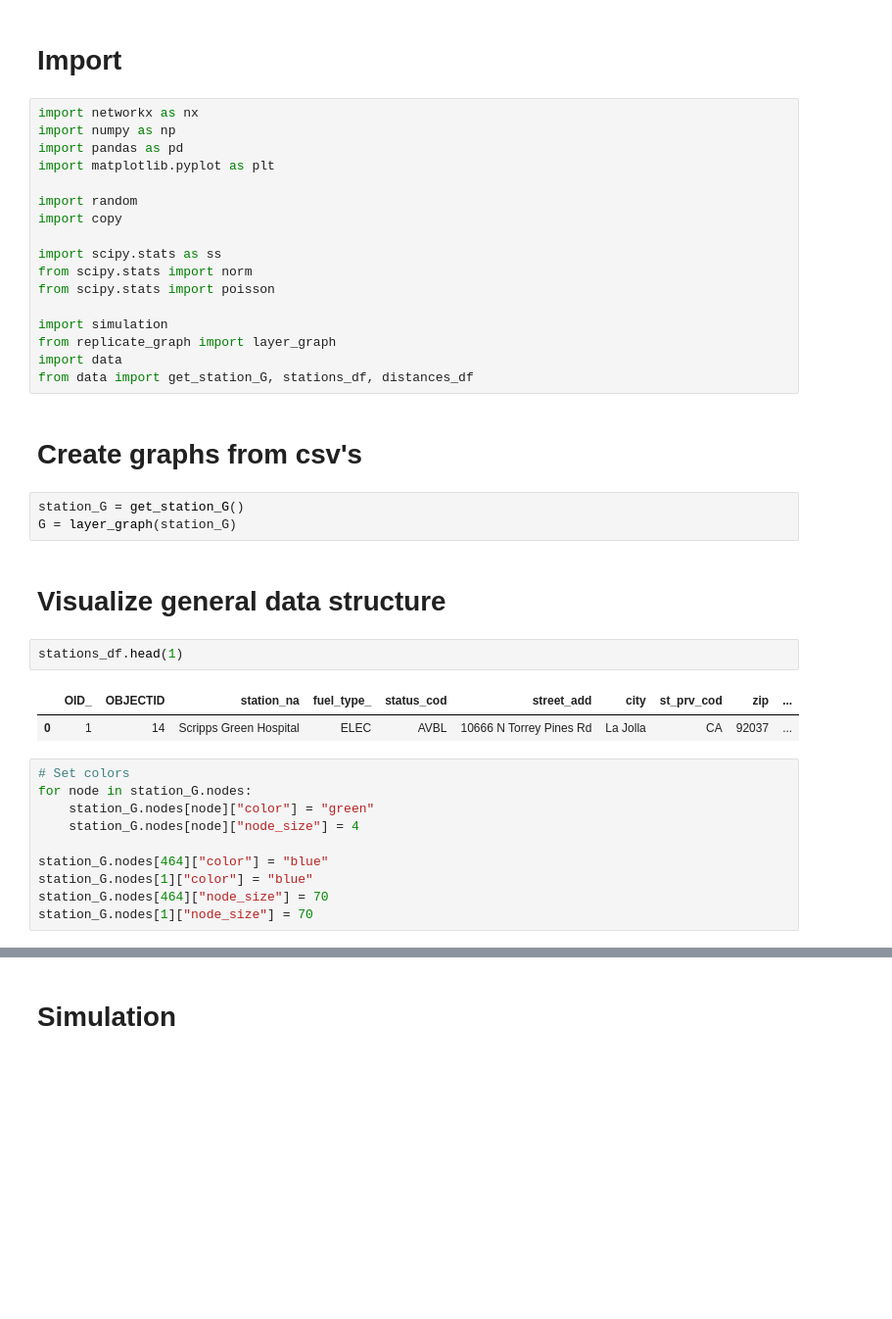
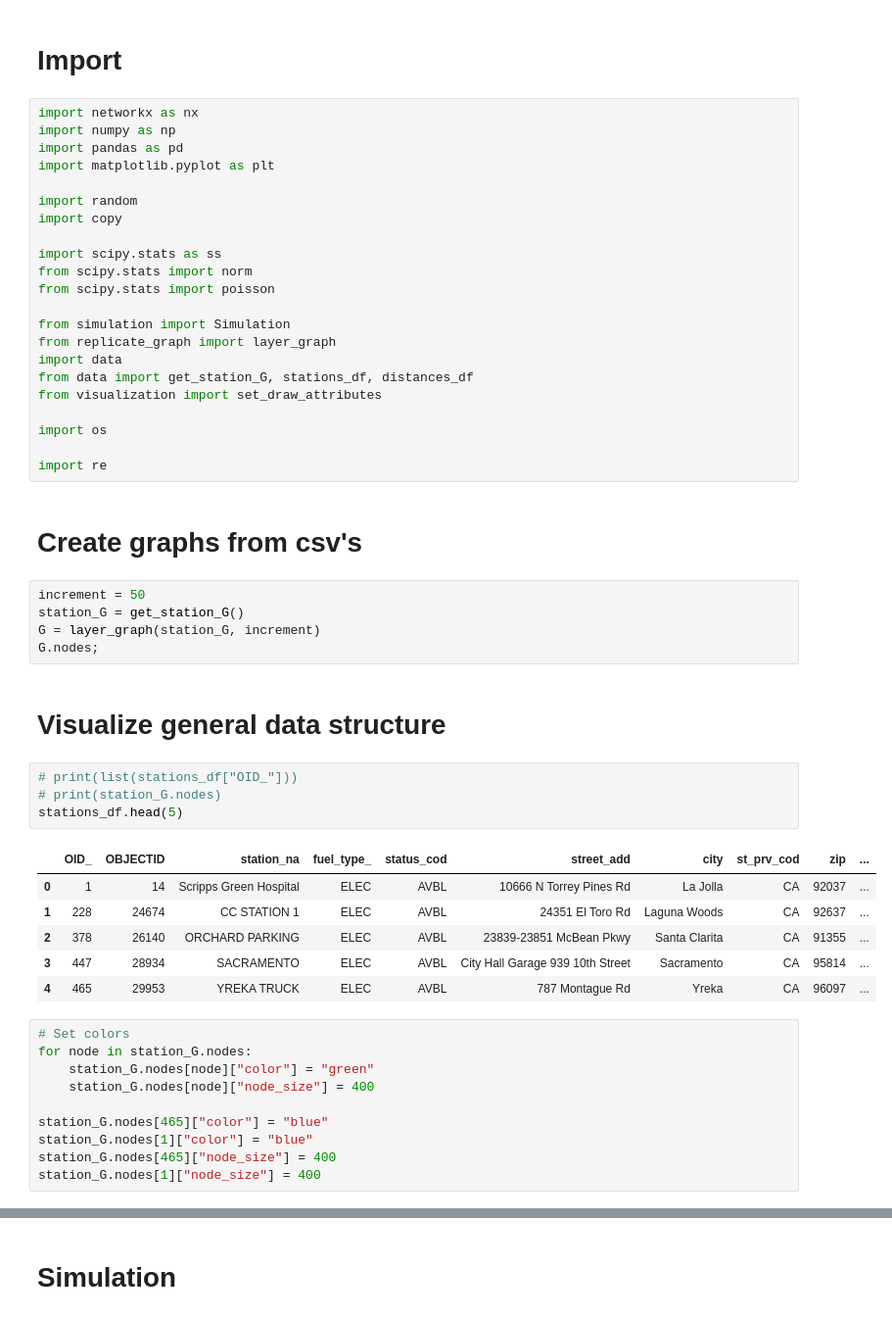
Before and after one commit to alandler/i5_freight_simulation, a Jupyter notebook: Simulation (Interactive).ipynb, the cells around one changed output, grey strips where cells are left out. Shown at 98% size. Saved outputs shown, nothing was run; the diff lists cells and outputs as text; blank space fills up the shorter version.

```diff
--- a/Simulation (Interactive).ipynb
+++ b/Simulation (Interactive).ipynb
@@ -13,32 +13,45 @@ import scipy.stats as ss
 from scipy.stats import norm
 from scipy.stats import poisson
 
-import simulation
+from simulation import Simulation
 from replicate_graph import layer_graph
 import data
 from data import get_station_G, stations_df, distances_df
+from visualization import set_draw_attributes
+
+import os
+
+import re
 # %% [markdown]
 # Create graphs from csv's
 # %%
+increment = 50
 station_G = get_station_G()
-G = layer_graph(station_G)
+G = layer_graph(station_G, increment)
+G.nodes;
 # %% [markdown]
 # Visualize general data structure
-# %%
-stations_df.head(1)
-# %% [output]
-|  | OID_ | OBJECTID | station_na | fuel_type_ | status_cod | street_add | city | st_prv_cod | zip | ... |
-| 0 | 1 | 14 | Scripps Green Hospital | ELEC | AVBL | 10666 N Torrey Pines Rd | La Jolla | CA | 92037 | ... |
+# %%
+# print(list(stations_df["OID_"]))
+# print(station_G.nodes)
+stations_df.head(5)
+# %% [output]
+|  | OID_ | OBJECTID | station_na | fuel_type_ | status_cod | street_add | city | st_prv_cod | zip | ... |
+| 0 | 1 | 14 | Scripps Green Hospital | ELEC | AVBL | 10666 N Torrey Pines Rd | La Jolla | CA | 92037 | ... |
+| 1 | 228 | 24674 | CC STATION 1 | ELEC | AVBL | 24351 El Toro Rd | Laguna Woods | CA | 92637 | ... |
+| 2 | 378 | 26140 | ORCHARD PARKING | ELEC | AVBL | 23839-23851 McBean Pkwy | Santa Clarita | CA | 91355 | ... |
+| 3 | 447 | 28934 | SACRAMENTO | ELEC | AVBL | City Hall Garage 939 10th Street | Sacramento | CA | 95814 | ... |
+| 4 | 465 | 29953 | YREKA TRUCK | ELEC | AVBL | 787 Montague Rd | Yreka | CA | 96097 | ... |
 # %%
 # Set colors
 for node in station_G.nodes:
     station_G.nodes[node]["color"] = "green"
-    station_G.nodes[node]["node_size"] = 4
+    station_G.nodes[node]["node_size"] = 400
 
-station_G.nodes[464]["color"] = "blue"
+station_G.nodes[465]["color"] = "blue"
 station_G.nodes[1]["color"] = "blue"
-station_G.nodes[464]["node_size"] = 70
-station_G.nodes[1]["node_size"] = 70
+station_G.nodes[465]["node_size"] = 400
+station_G.nodes[1]["node_size"] = 400
 # %%
 pos=nx.get_node_attributes(station_G,'pos')
 color = nx.get_node_attributes(station_G,'color').values()
```
Also changed, not shown: parts of 4 cells of this notebook, 9 other files.
